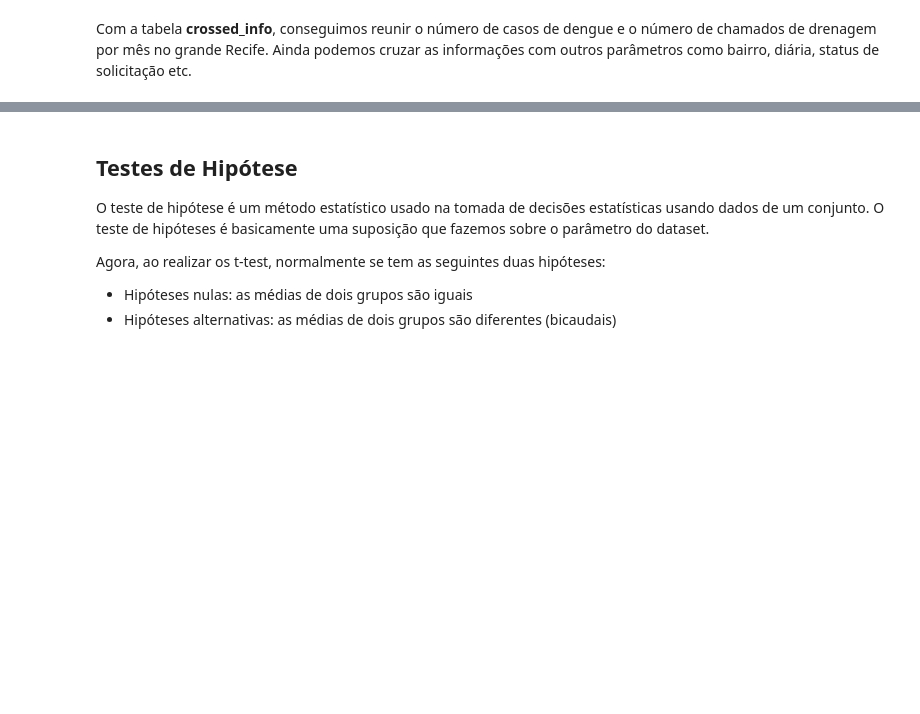
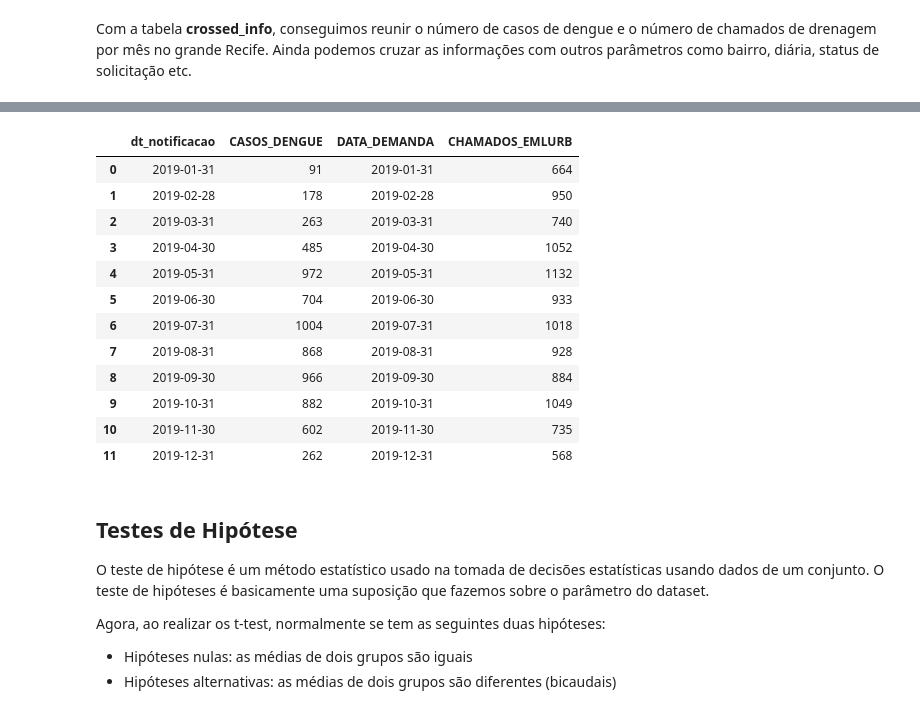
Before and after one commit to HiagoAD/GDI2, a Jupyter notebook: Project_1.ipynb, the cells around one changed output, grey strips where cells are left out. Drawn from its saved outputs; the diff is of its cells as text; code cells hidden in the pictures; blank space fills up the shorter version.

```diff
--- a/Project_1.ipynb
+++ b/Project_1.ipynb
@@ -7,3 +7,6 @@ from scipy import stats
 # %%
 dengue = pd.read_csv("https://raw.githubusercontent.com/HiagoAD/GDI2/master/datasets/dengue.csv", encoding ="UTF-8")
 emlurb = pd.read_csv("https://raw.githubusercontent.com/HiagoAD/GDI2/master/datasets/emlurb.csv", encoding ="UTF-8")
+
+dengue19 = pd.read_csv("https://raw.githubusercontent.com/HiagoAD/GDI2/master/datasets/dengue2019.csv", encoding ="UTF-8", error_bad_lines=False)
+emlurb19 = pd.read_csv("https://raw.githubusercontent.com/HiagoAD/GDI2/master/datasets/emlurb2019.csv", encoding ="UTF-8")
@@ -107,0 +72,22 @@ Com a tabela **crossed_info**, conseguimos reunir o número de casos de dengue e
+# %%
+# Utilizamos apenas as colunas de bairro e de data do registro do caso
+
+dengue_data19 = dengue19[["no_bairro_residencia", "dt_notificacao"]]
+dengue_data19['dt_notificacao'] = pd.to_datetime(dengue_data19['dt_notificacao'])
+
+# Número de casos por mês
+dengue_data19 = dengue_data19.groupby([pd.Grouper(key="dt_notificacao", freq="M")]).size().reset_index(name="CASOS_DENGUE")
+dengue_data19 = dengue_data19.drop(dengue_data19.index[[12,13]])
+
+display(dengue_data19)
+# %%
+# Utilizamos apenas as colunas de bairro, data de demanda e tipo de serviço
+
+emlurb_data19 = emlurb19[["GRUPOSERVICO_DESCRICAO", "BAIRRO", "DATA_DEMANDA"]]
+emlurb_data19["DATA_DEMANDA"] = pd.to_datetime(emlurb_data19["DATA_DEMANDA"])
+emlurb_data19 = emlurb_data19[(emlurb_data19.GRUPOSERVICO_DESCRICAO == "DRENAGEM")]
+
+# Número de solicitações por mês
+emlurb_data19 = emlurb_data19.groupby([pd.Grouper(key="DATA_DEMANDA", freq="M")]).size().reset_index(name="CHAMADOS_EMLURB")
+
+display(emlurb_data19)
@@ -108,3 +113,20 @@ Com a tabela **crossed_info**, conseguimos reunir o número de casos de dengue e
+# %%
+crossed_info19 = pd.merge(dengue_data19, emlurb_data19, left_on=["dt_notificacao"],right_on=["DATA_DEMANDA"])
+display(crossed_info19)
+# %% [output]
+|  | dt_notificacao | CASOS_DENGUE | DATA_DEMANDA | CHAMADOS_EMLURB |
+| 0 | 2019-01-31 | 91 | 2019-01-31 | 664 |
+| 1 | 2019-02-28 | 178 | 2019-02-28 | 950 |
+| 2 | 2019-03-31 | 263 | 2019-03-31 | 740 |
+| 3 | 2019-04-30 | 485 | 2019-04-30 | 1052 |
+| 4 | 2019-05-31 | 972 | 2019-05-31 | 1132 |
+| 5 | 2019-06-30 | 704 | 2019-06-30 | 933 |
+| 6 | 2019-07-31 | 1004 | 2019-07-31 | 1018 |
+| 7 | 2019-08-31 | 868 | 2019-08-31 | 928 |
+| 8 | 2019-09-30 | 966 | 2019-09-30 | 884 |
+| 9 | 2019-10-31 | 882 | 2019-10-31 | 1049 |
+| 10 | 2019-11-30 | 602 | 2019-11-30 | 735 |
+| 11 | 2019-12-31 | 262 | 2019-12-31 | 568 |
 # %% [markdown]
 ## **Testes de Hipótese**
 
```
Also changed, not shown: parts of 23 cells of this notebook.
